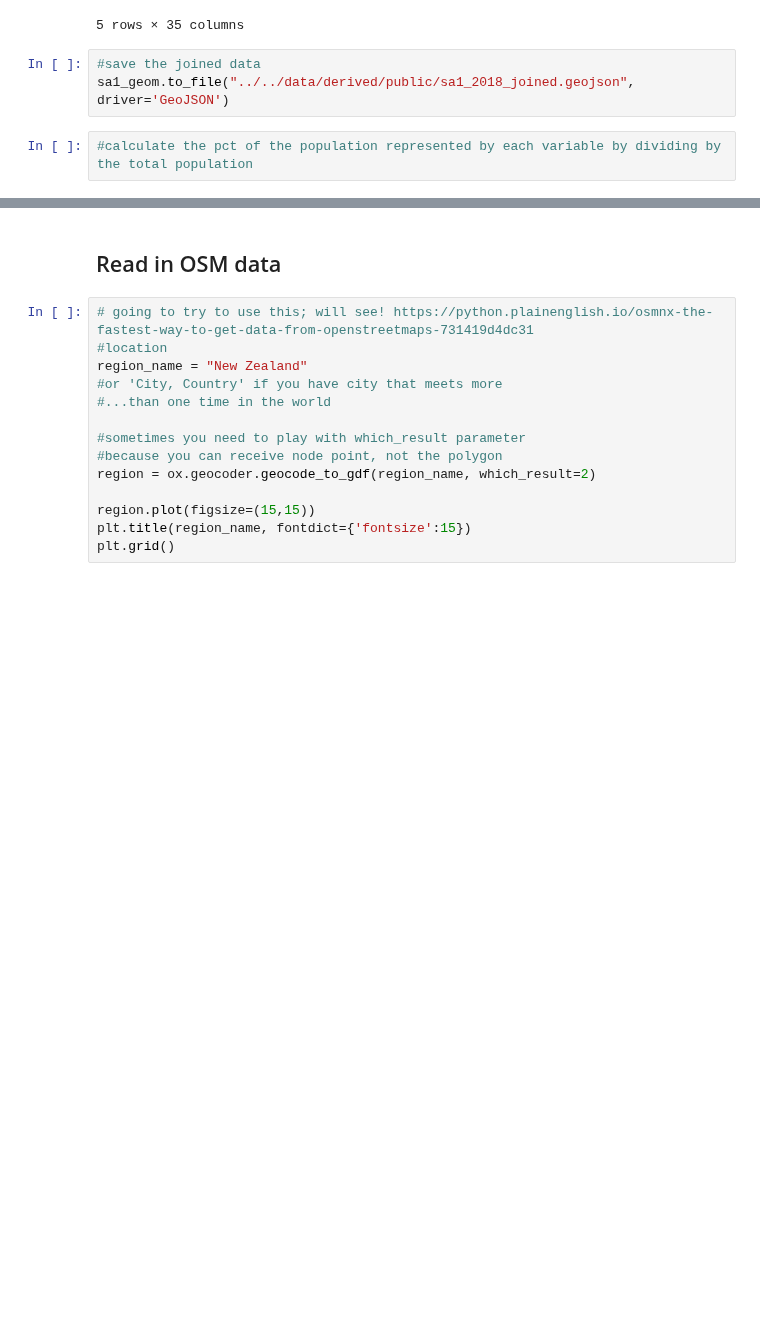
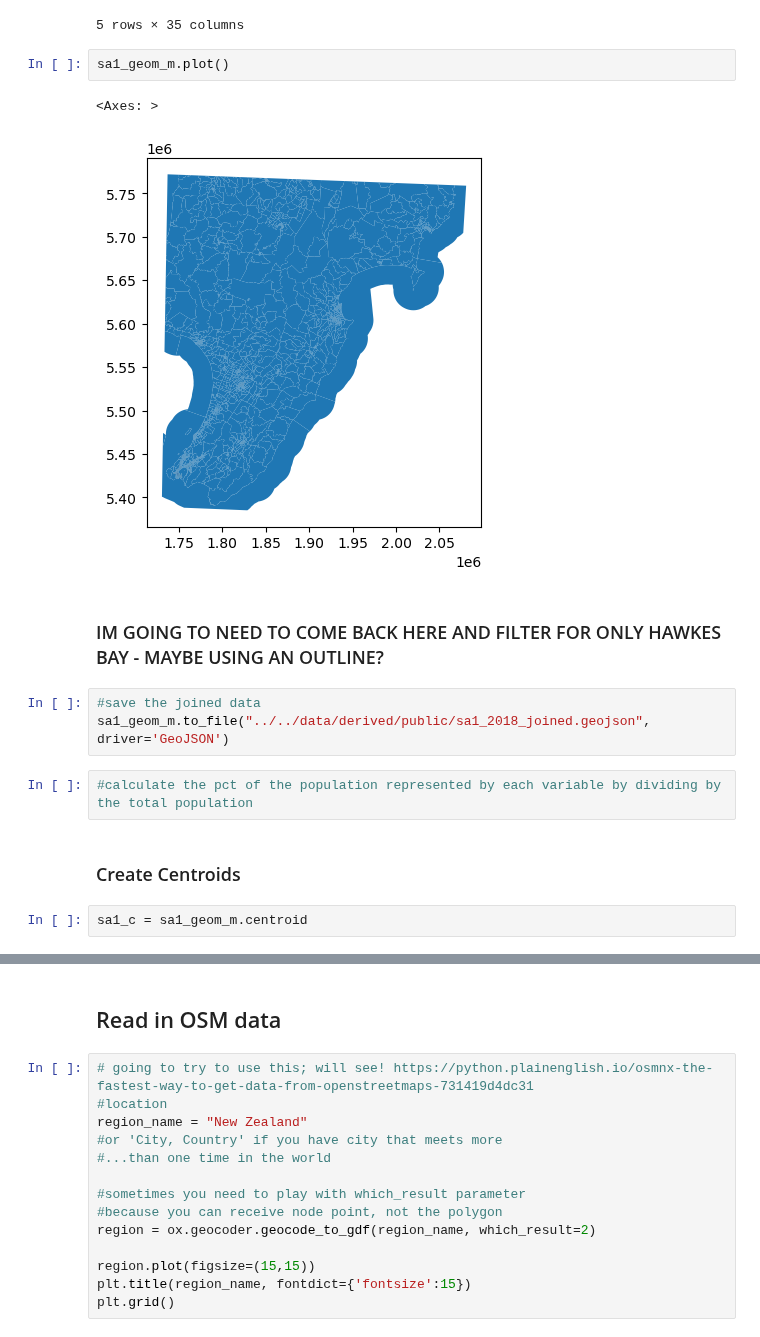
Before and after one commit to gsokolow/Flooding-and-Healthcare-2024, a Jupyter notebook: procedure/code/01-Jupyter_notebook.ipynb, the cells around one changed output, grey strips where cells are left out. Cells and saved outputs as stored; diff of their text form; blank space fills up the shorter version.

Commit message:
new road network data

```diff
--- a/procedure/code/01-Jupyter_notebook.ipynb
+++ b/procedure/code/01-Jupyter_notebook.ipynb
@@ -246,8 +246,19 @@ sa1_geom_m.head()
 | 3 | 7017661 | 12 | Mainland | 15.730712 | 15.730712 | 24652.197813 | MULTIPOLYGON (((1765779.890 55882... | ... |
 | 4 | 7016695 | 12 | Mainland | 211.980778 | 211.980778 | 92062.098112 | MULTIPOLYGON (((1884831.019 55933... | ... |
 5 rows × 35 columns
+# %%
+sa1_geom_m.plot()
+# %% [output]
+<Axes: >
+[figure, added]
+# %% [markdown]
+### IM GOING TO NEED TO COME BACK HERE AND FILTER FOR ONLY HAWKES BAY - MAYBE USING AN OUTLINE?
 # %%
 #save the joined data
-sa1_geom.to_file("../../data/derived/public/sa1_2018_joined.geojson", driver='GeoJSON')
+sa1_geom_m.to_file("../../data/derived/public/sa1_2018_joined.geojson", driver='GeoJSON')
 # %%
 #calculate the pct of the population represented by each variable by dividing by the total population
+# %% [markdown]
+### Create Centroids
+# %%
+sa1_c = sa1_geom_m.centroid
```
Also changed, not shown: parts of 1 cell of this notebook, 8 other files.
